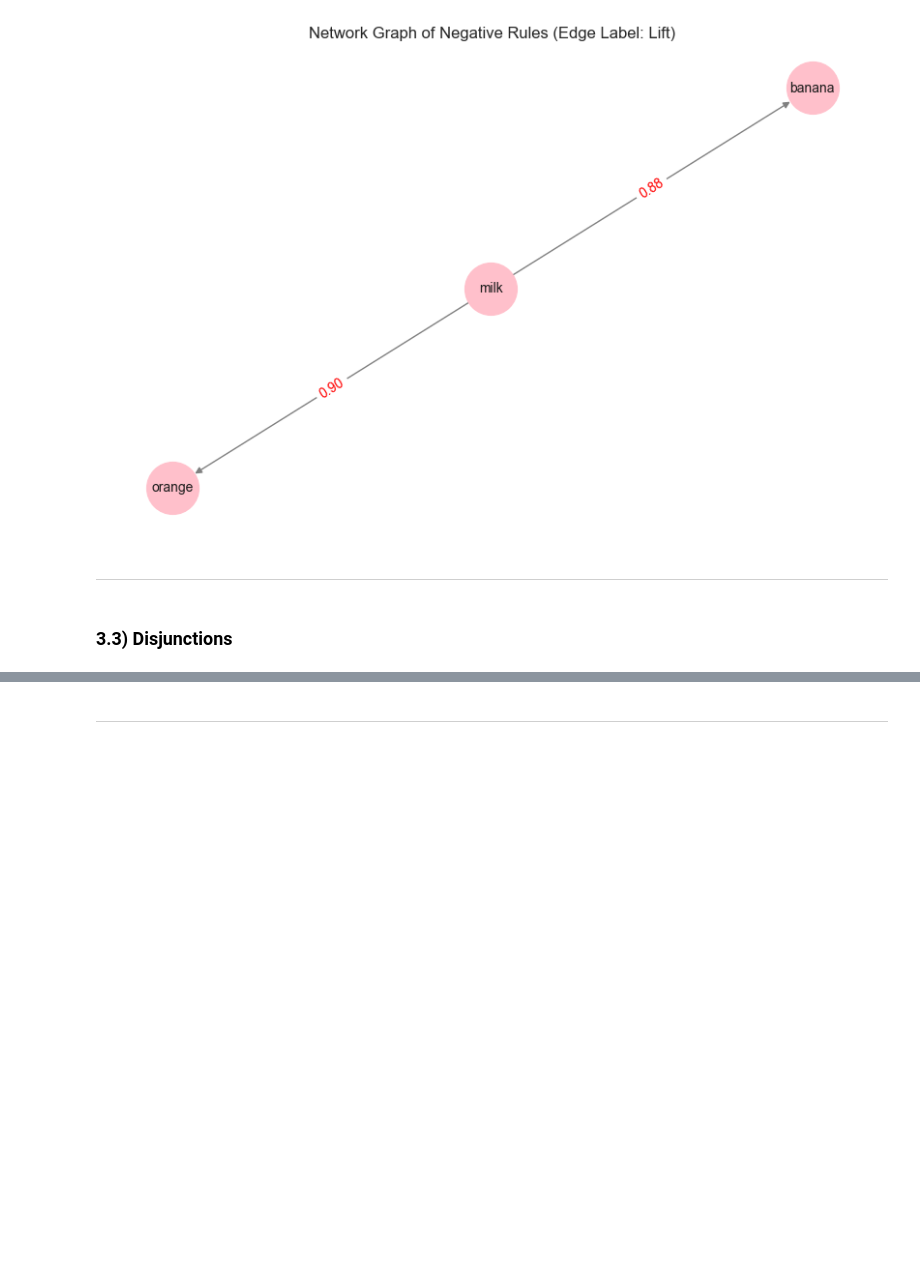
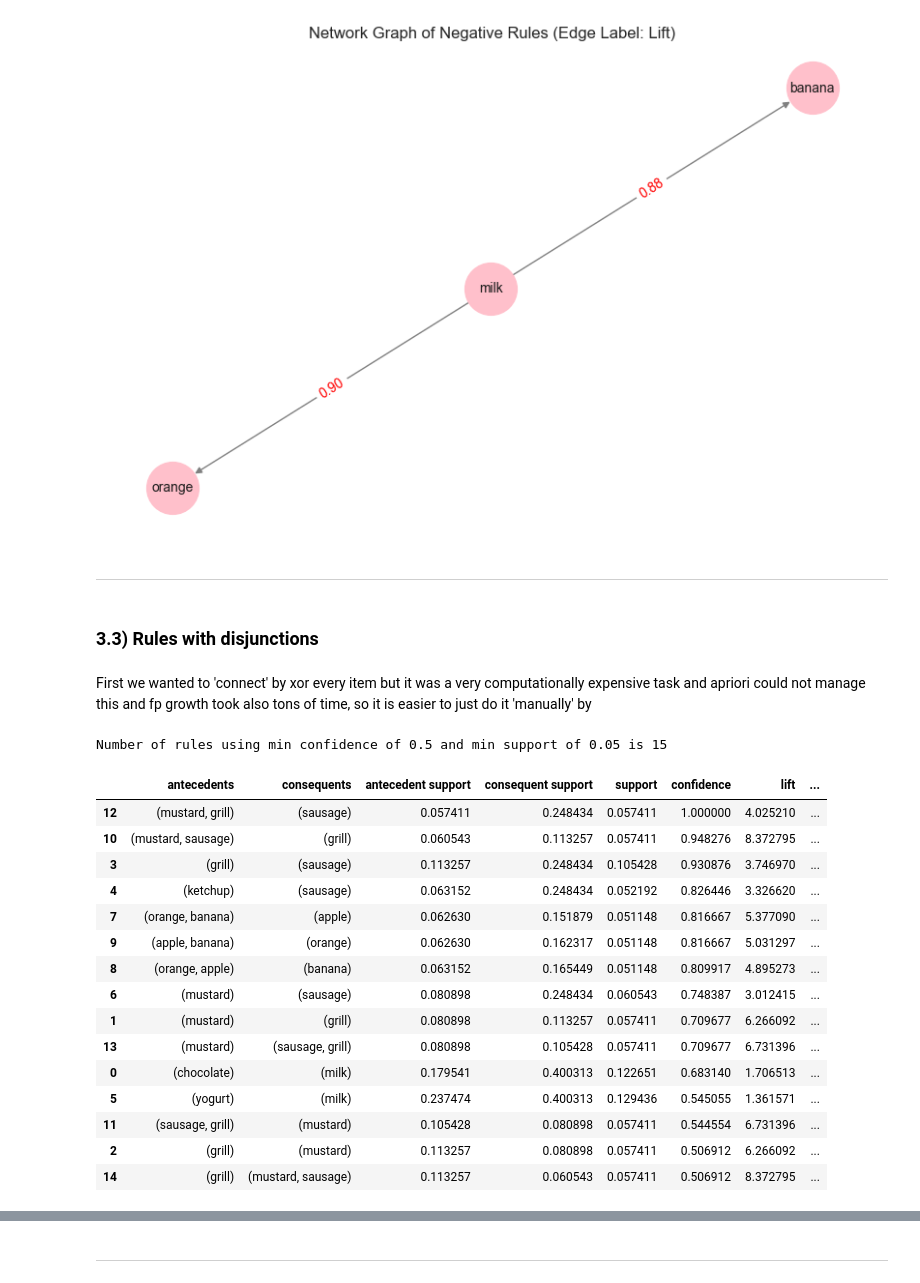
Before and after one commit to mmartyna123/InformationRetrieval, a Jupyter notebook: Lab6/Lab6IR.ipynb, the cells around one changed output, grey strips where cells are left out. Saved outputs shown, nothing was run; the diff lists cells and outputs as text; code cells hidden in the pictures; blank space fills up the shorter version.

```diff
--- a/Lab6/Lab6IR.ipynb
+++ b/Lab6/Lab6IR.ipynb
@@ -314,4 +316,33 @@ plt.show()
 # %% [markdown]
 ------
 # %% [markdown]
-### 3.3) Disjunctions
+### 3.3) Rules with disjunctions
+# %% [markdown]
+First we wanted to 'connect' by xor every item but it was a very computationally expensive task and apriori could not manage this and fp growth took also tons of time, so it is easier to just do it 'manually' by
+# %%
+min_support = 0.05  # itemset must appear in at least 0.5% of the baskets
+frequent_itemsets_for_disjunctions = apriori(basketdf, min_support=min_support, use_colnames=True) # Generate frequent itemsets with a low support base to get dissociation rules
+
+minConf = 0.5 # for rule x -> y, confidence must be at least 90% so that y is likely to be bought if x is bought
+rules_dis = association_rules(frequent_itemsets_for_disjunctions, metric="confidence", min_threshold=minConf)
+
+print(f"Number of rules using min confidence of {minConf} and min support of {min_support} is {rules_dis.shape[0]}")
+rules_dis.sort_values(by='confidence', ascending=False)
+# %% [output]
+Number of rules using min confidence of 0.5 and min support of 0.05 is 15
+|  | antecedents | consequents | antecedent support | consequent support | support | confidence | lift | ... |
+| 12 | (mustard, grill) | (sausage) | 0.057411 | 0.248434 | 0.057411 | 1.000000 | 4.025210 | ... |
+| 10 | (mustard, sausage) | (grill) | 0.060543 | 0.113257 | 0.057411 | 0.948276 | 8.372795 | ... |
+| 3 | (grill) | (sausage) | 0.113257 | 0.248434 | 0.105428 | 0.930876 | 3.746970 | ... |
+| 4 | (ketchup) | (sausage) | 0.063152 | 0.248434 | 0.052192 | 0.826446 | 3.326620 | ... |
+| 7 | (orange, banana) | (apple) | 0.062630 | 0.151879 | 0.051148 | 0.816667 | 5.377090 | ... |
+| 9 | (apple, banana) | (orange) | 0.062630 | 0.162317 | 0.051148 | 0.816667 | 5.031297 | ... |
+| 8 | (orange, apple) | (banana) | 0.063152 | 0.165449 | 0.051148 | 0.809917 | 4.895273 | ... |
+| 6 | (mustard) | (sausage) | 0.080898 | 0.248434 | 0.060543 | 0.748387 | 3.012415 | ... |
+| 1 | (mustard) | (grill) | 0.080898 | 0.113257 | 0.057411 | 0.709677 | 6.266092 | ... |
+| 13 | (mustard) | (sausage, grill) | 0.080898 | 0.105428 | 0.057411 | 0.709677 | 6.731396 | ... |
+| 0 | (chocolate) | (milk) | 0.179541 | 0.400313 | 0.122651 | 0.683140 | 1.706513 | ... |
+| 5 | (yogurt) | (milk) | 0.237474 | 0.400313 | 0.129436 | 0.545055 | 1.361571 | ... |
+| 11 | (sausage, grill) | (mustard) | 0.105428 | 0.080898 | 0.057411 | 0.544554 | 6.731396 | ... |
+| 2 | (grill) | (mustard) | 0.113257 | 0.080898 | 0.057411 | 0.506912 | 6.266092 | ... |
+| 14 | (grill) | (mustard, sausage) | 0.113257 | 0.060543 | 0.057411 | 0.506912 | 8.372795 | ... |
```
Also changed, not shown: parts of 8 cells of this notebook.
